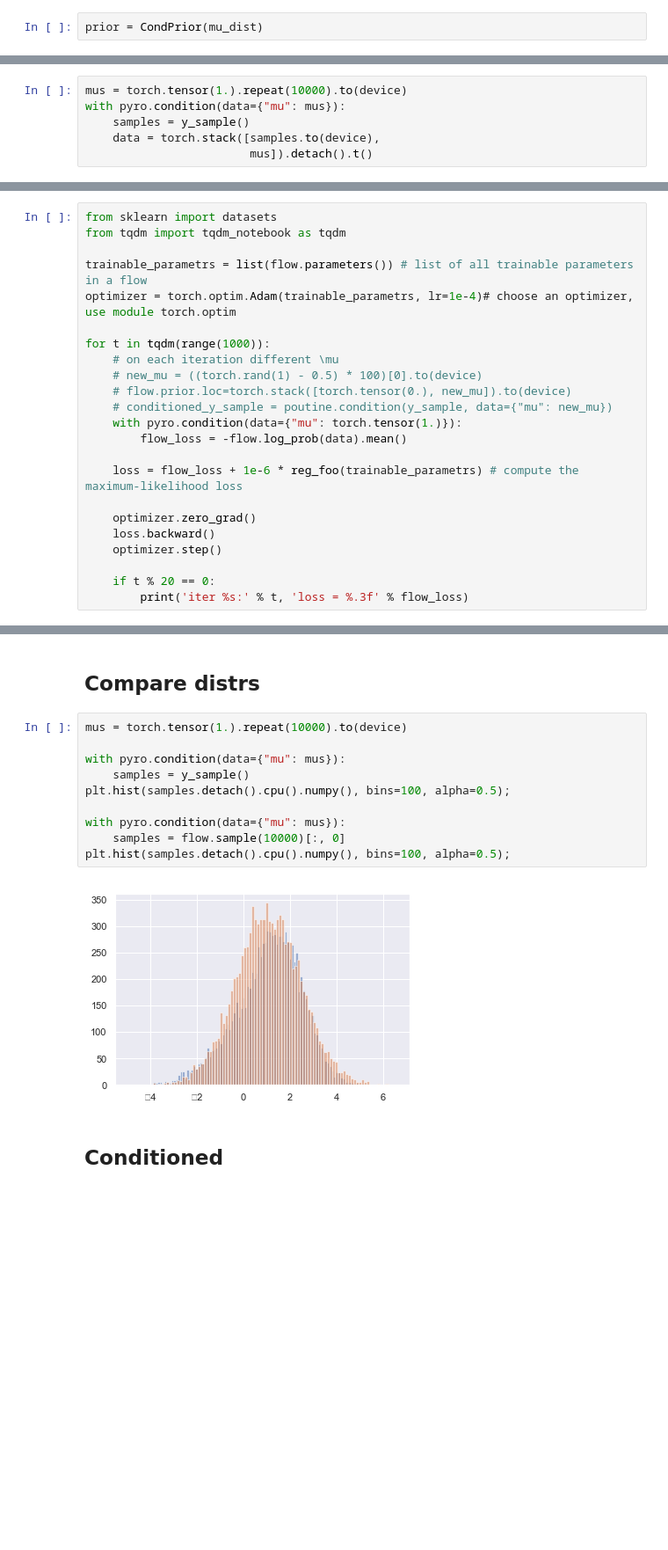
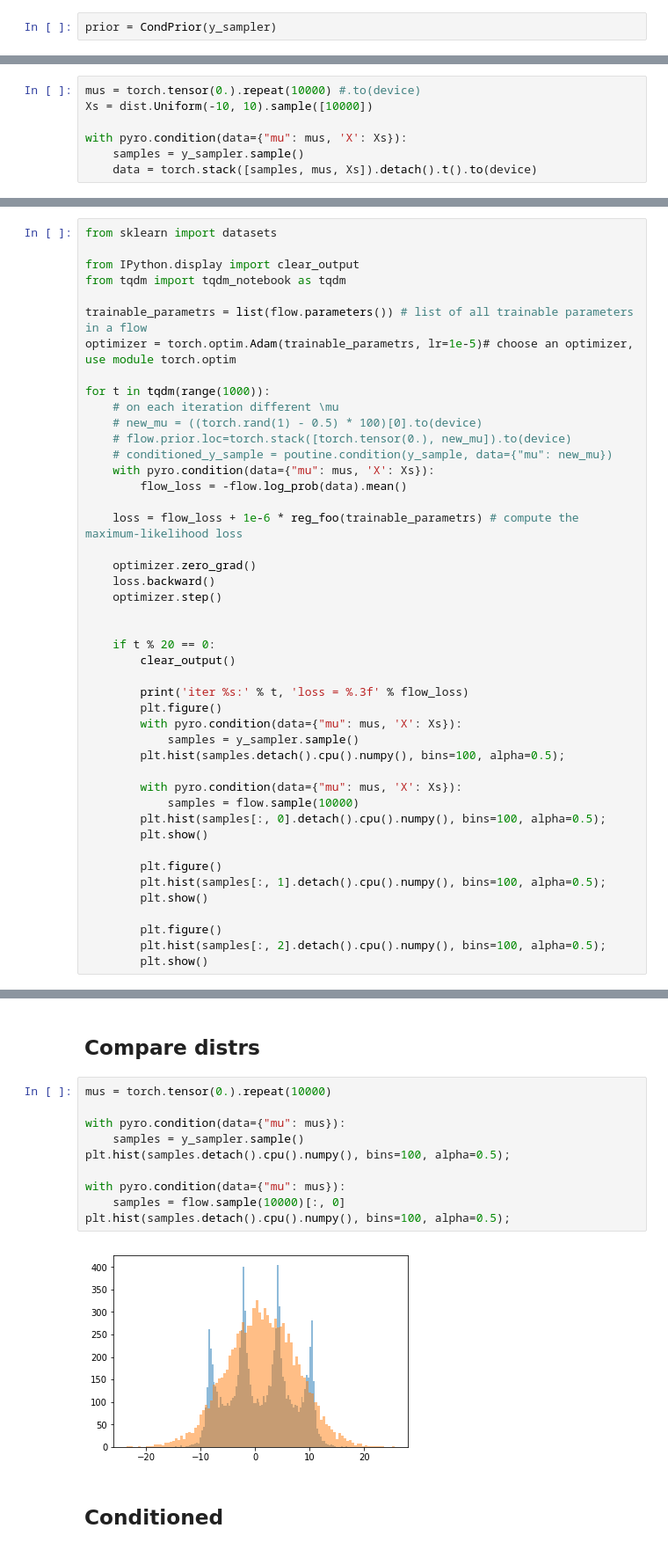
Before and after one commit to SchattenGenie/diff-surrogate, a Jupyter notebook: real_nvp_baseline.ipynb, the cells around one changed output, grey strips where cells are left out. Shown at 88% size. Drawn from its saved outputs; the diff is of its cells as text; blank space fills up the shorter version.

```diff
--- a/real_nvp_baseline.ipynb
+++ b/real_nvp_baseline.ipynb
@@ -86,6 +98,6 @@ class CondPrior:
         return z
 # %%
-prior = CondPrior(mu_dist)
+prior = CondPrior(y_sampler)
 # %%
 flow = RealNVP(nets, nett, masks, prior).to(device)
 # %%
@@ -102,8 +116,9 @@ plt.hist(samples.detach().cpu().numpy(), bins=100, alpha=0.5);
 def reg_foo(parameters):
     return sum([param.norm() for param in parameters])
 # %%
-mus = torch.tensor(1.).repeat(10000).to(device)
-with pyro.condition(data={"mu": mus}):
-    samples = y_sample()
-    data = torch.stack([samples.to(device),
-                        mus]).detach().t()
+mus = torch.tensor(0.).repeat(10000) #.to(device)
+Xs = dist.Uniform(-10, 10).sample([10000])
+
+with pyro.condition(data={"mu": mus, 'X': Xs}):
+    samples = y_sampler.sample()
+    data = torch.stack([samples, mus, Xs]).detach().t().to(device)
@@ -110,16 +131,18 @@ with pyro.condition(data={"mu": mus}):
 # %%
 from sklearn import datasets
+
+from IPython.display import clear_output
 from tqdm import tqdm_notebook as tqdm
 
 trainable_parametrs = list(flow.parameters()) # list of all trainable parameters in a flow
-optimizer = torch.optim.Adam(trainable_parametrs, lr=1e-4)# choose an optimizer, use module torch.optim
+optimizer = torch.optim.Adam(trainable_parametrs, lr=1e-5)# choose an optimizer, use module torch.optim
 
 for t in tqdm(range(1000)):
     # on each iteration different \mu
     # new_mu = ((torch.rand(1) - 0.5) * 100)[0].to(device)
     # flow.prior.loc=torch.stack([torch.tensor(0.), new_mu]).to(device)
     # conditioned_y_sample = poutine.condition(y_sample, data={"mu": new_mu})
-    with pyro.condition(data={"mu": torch.tensor(1.)}):
+    with pyro.condition(data={"mu": mus, 'X': Xs}):
         flow_loss = -flow.log_prob(data).mean()
 
     loss = flow_loss + 1e-6 * reg_foo(trainable_parametrs) # compute the maximum-likelihood loss
@@ -128,6 +151,26 @@ for t in tqdm(range(1000)):
     loss.backward()
     optimizer.step()
 
+
     if t % 20 == 0:
+        clear_output()
+
         print('iter %s:' % t, 'loss = %.3f' % flow_loss)
+        plt.figure()
+        with pyro.condition(data={"mu": mus, 'X': Xs}):
+            samples = y_sampler.sample()
+        plt.hist(samples.detach().cpu().numpy(), bins=100, alpha=0.5);
+
+        with pyro.condition(data={"mu": mus, 'X': Xs}):
+            samples = flow.sample(10000)
+        plt.hist(samples[:, 0].detach().cpu().numpy(), bins=100, alpha=0.5);
+        plt.show()
+
+        plt.figure()
+        plt.hist(samples[:, 1].detach().cpu().numpy(), bins=100, alpha=0.5);
+        plt.show()
+
+        plt.figure()
+        plt.hist(samples[:, 2].detach().cpu().numpy(), bins=100, alpha=0.5);
+        plt.show()
 # %% [output]
@@ -152,17 +190,17 @@ iter 980: loss = -2.068
 # %% [markdown]
 ## Compare distrs
 # %%
-mus = torch.tensor(1.).repeat(10000).to(device)
+mus = torch.tensor(0.).repeat(10000)
 
 with pyro.condition(data={"mu": mus}):
-    samples = y_sample()
+    samples = y_sampler.sample()
 plt.hist(samples.detach().cpu().numpy(), bins=100, alpha=0.5);
 
 with pyro.condition(data={"mu": mus}):
     samples = flow.sample(10000)[:, 0]
 plt.hist(samples.detach().cpu().numpy(), bins=100, alpha=0.5);
 # %% [output]
-[figure, old version]
+[figure, new version]
 # %% [markdown]
 ## Conditioned
 # %%
```
Also changed, not shown: parts of 10 cells of this notebook.
